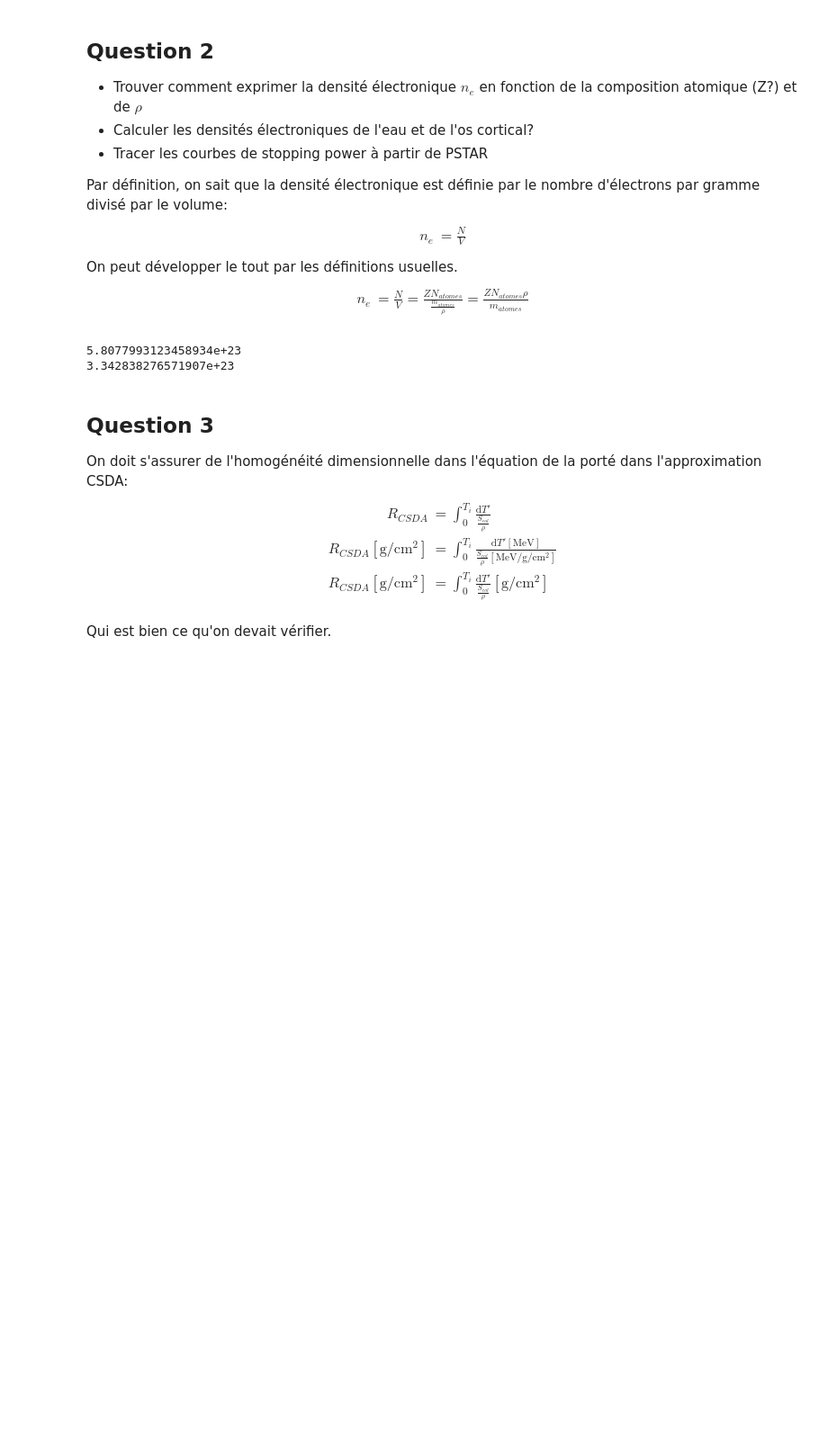
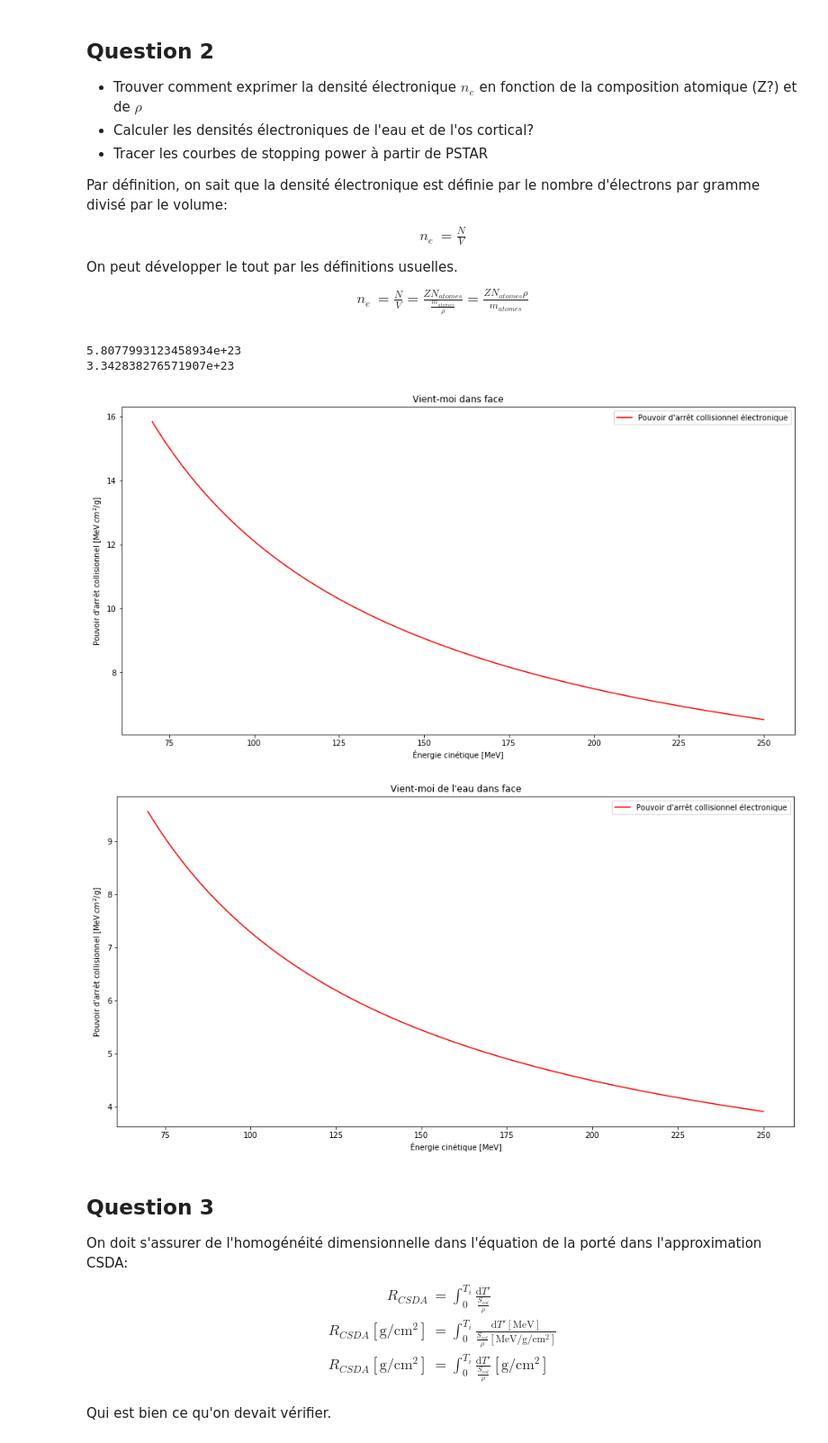
Before and after one commit to juham58/PhysNum_TP1, a Jupyter notebook: TP1.ipynb, the cells around one changed output. Shown at 90% size. Saved outputs shown, nothing was run; the diff lists cells and outputs as text; code cells hidden in the pictures; blank space fills up the shorter version.

Commit message:
Modifs au numéro 2 et résolution de problèmes qui mènent à des graphs qui ont du sens

```diff
--- a/TP1.ipynb
+++ b/TP1.ipynb
@@ -6,3 +1,20 @@ import numpy as np
+# %%
+import matplotlib.pyplot as plt
+import numpy as np
+from scipy import constants
+
+%matplotlib inline
+
+
+#définition des constantes nécessaires
+pi = constants.pi #pi
+r_e = 2.8179403262e-13 #rayon classique de l'électron en cm
+m_e = constants.physical_constants["electron mass energy equivalent in MeV"][0] #Masse de l'électron en MeV (Le c^2 est inclu dans la valeur de la masse)
+m_p = constants.physical_constants["proton mass energy equivalent in MeV"][0] #Masse du proton en MeV (Le c^2 est inclu dans la valeur de la masse)
+rho_eau = 1 #densité de l'eau (de PSTAR) en g/cm^3
+rho_os = 1.85 #densité de l'os cortical (de PSTAR) en g/cm^3
+I_eau = 0.000075 #énergie moyenne d'excitation de l'eau (de PSTAR) en MeV
+I_os = 0.0001064 #énergie moyenne d'excitation de l'os cortical (de PSTAR) en MeV
 # %% [markdown]
 ## Question 1
 
@@ -45,35 +57,63 @@ $$
 \end{align*}
 $$
 # %%
+#La classe Milieu accepte comme arguments la densité volumique (rho), la fraction de chaque éléments du milieu en ordre,
+#le numéro atomique (Z) dans le même ordre, et la masse molaire (mmol) aussi en ordre.
 class Milieu:
     def __init__(self, rho, frac = [], Z = [], mmol = []):
         self.rho = rho
         self.frac = frac
         self.Z = Z
         self.mmol = mmol
 
-    def edensity(self):
+#La fonction edensite donne la densité électronique du milieu.
+    def edensite(self):
         n = 0
         for i in range(0, len(self.mmol)):
             n += (self.rho*self.frac[i]*self.Z[i]*(6.022*10**23))/self.mmol[i]
         return n
 
 
 frac_os = [0.047234, 0.144330, 0.041990, 0.446096, 0.002200, 0.104970, 0.003150, 0.209930, 0.000100]
 Z_os = [1,6,7,8,12,15,16,20,30]
 mmol_os = [1.00784, 12.0107, 14.0067, 15.999, 24.305, 30.9738, 32.065, 40.078, 65.38]
 
-bone = Milieu(1.85, frac = frac_os, Z=Z_os, mmol = mmol_os)
-water = Milieu(1.00, frac = [0.111894, 0.888106], Z = [1,8], mmol = [1.00784 ,15.999])
+os = Milieu(rho_os, frac = frac_os, Z=Z_os, mmol = mmol_os)
+eau = Milieu(rho_eau, frac = [0.111894, 0.888106], Z = [1,8], mmol = [1.00784 ,15.999])
 
-ne_bone = bone.edensity()
-ne_water = water.edensity()
+ne_os = os.edensite()
+ne_eau = eau.edensite()
+print(ne_os)
+print(ne_eau)
 
-print(ne_bone)
-print(ne_water)
+def gamma(T):
+    return (T/m_p) + 1
+
+def beta(T):
+    return np.sqrt(1-(1/(gamma(T)**2)))
+
+def Te_max(T):
+    return 2*m_e*((gamma(T)**2) - 1)/(1 + 2*(gamma(T))*(m_e/m_p) + (m_e/m_p)**2)
+
+def plot(n_e, I, titre):
+    x = np.linspace(70,250,3000)
+    fct = 2*pi*(r_e**2)*m_e*n_e*(1/(beta(x)**2))*(np.log(2*m_e*(beta(x)**2)*(gamma(x)**2)*(Te_max(x))/(I**2)) -2*(beta(x)**2))
+    plt.figure(figsize=(16,8))
+    plt.plot(x, fct, 'r-', label="Pouvoir d'arrêt collisionnel électronique")
+    plt.xscale("log")
+    plt.xlabel("Énergie cinétique [MeV]")
+    plt.ylabel(r"Pouvoir d'arrêt collisionnel [MeV$\,cm^2$/g]")
+    plt.legend()
+    plt.title(titre)
+    plt.show()
+
+plot(ne_os, I_os, "Vient-moi dans face")
+plot(ne_eau, I_eau, "Vient-moi de l'eau dans face")
 # %% [output]
 5.8077993123458934e+23
 3.342838276571907e+23
+[figure, added]
+[figure, added]
 # %% [markdown]
 ## Question 3
 
```
Also changed, not shown: parts of 3 cells of this notebook.
